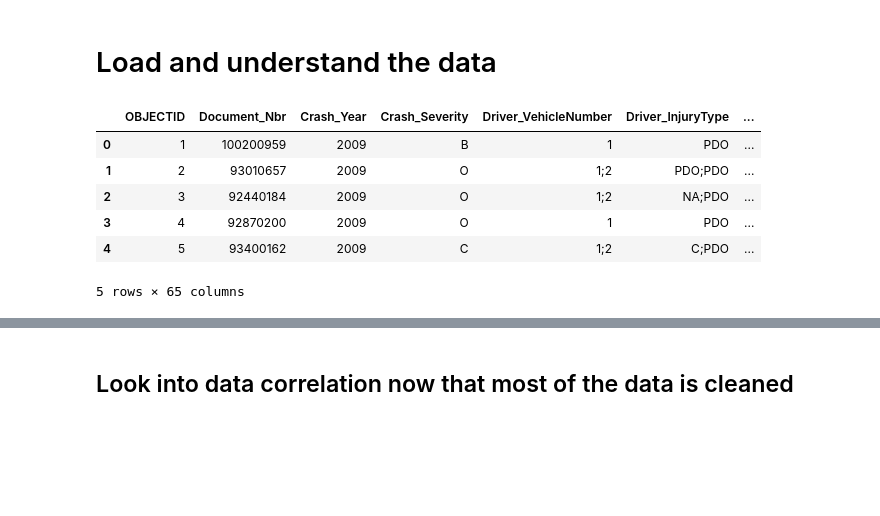
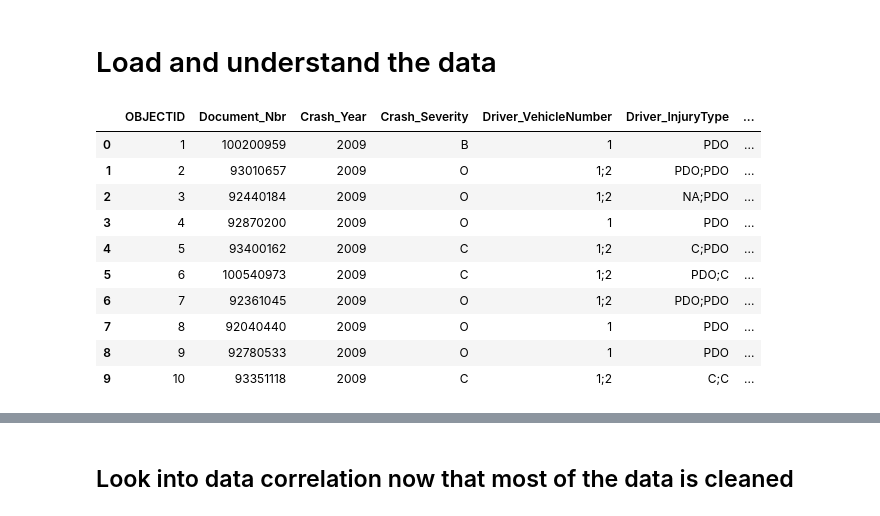
Before and after one commit to IdeaKing/ml4va, a Jupyter notebook: 01_data_experiments.ipynb, the cells around one changed output, grey strips where cells are left out. Drawn from its saved outputs; the diff is of its cells as text; code cells hidden in the pictures; blank space fills up the shorter version.

```diff
--- a/01_data_experiments.ipynb
+++ b/01_data_experiments.ipynb
@@ -21,17 +1,33 @@ warnings.filterwarnings('ignore')
+# %%
+import os
+import numpy as np
+import pandas as pd
+
+RANDOM_SEED = 42
+np.random.seed(RANDOM_SEED)
+
+%matplotlib inline
+import matplotlib.pyplot as plt
+
+pd.set_option('display.max_rows', None)
+pd.set_option('display.max_columns', None)
+pd.set_option('display.width', None)
+pd.set_option('display.max_colwidth', None)
 # %% [markdown]
 # Load and understand the data
 # %%
 DATA = "data/crash_data.csv"
-# Load the dataset
 data = pd.read_csv(DATA)
-
-# Display the first few rows
-data.head()
+data.head(10)
 # %% [output]
 |  | OBJECTID | Document_Nbr | Crash_Year | Crash_Severity | Driver_VehicleNumber | Driver_InjuryType | ... |
 | 0 | 1 | 100200959 | 2009 | B | 1 | PDO | ... |
 | 1 | 2 | 93010657 | 2009 | O | 1;2 | PDO;PDO | ... |
 | 2 | 3 | 92440184 | 2009 | O | 1;2 | NA;PDO | ... |
 | 3 | 4 | 92870200 | 2009 | O | 1 | PDO | ... |
 | 4 | 5 | 93400162 | 2009 | C | 1;2 | C;PDO | ... |
+| 5 | 6 | 100540973 | 2009 | C | 1;2 | PDO;C | ... |
+| 6 | 7 | 92361045 | 2009 | O | 1;2 | PDO;PDO | ... |
+| 7 | 8 | 92040440 | 2009 | O | 1 | PDO | ... |
+| 8 | 9 | 92780533 | 2009 | O | 1 | PDO | ... |
+| 9 | 10 | 93351118 | 2009 | C | 1;2 | C;C | ... |
-5 rows × 65 columns
```
Also changed, not shown: parts of 26 cells of this notebook, 1 other file.
